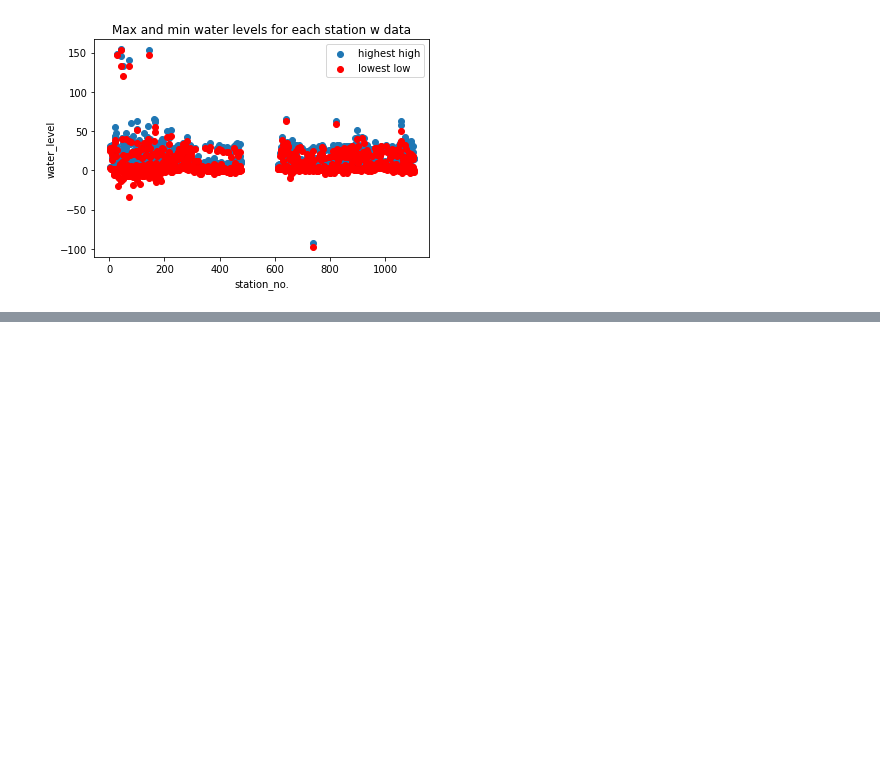
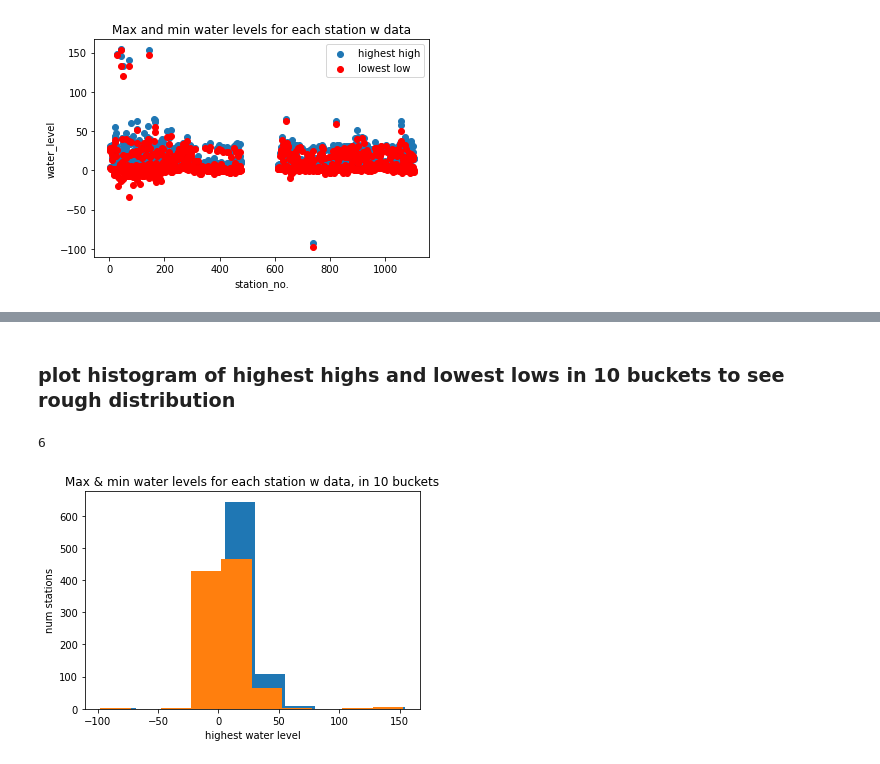
Before and after one commit to samuel-casey/CA_Premium, a Jupyter notebook: notebook/Tidal range.ipynb, the cells around one changed output, grey strips where cells are left out. Cells and saved outputs as stored; diff of their text form; code cells hidden in the pictures; blank space fills up the shorter version.

```diff
--- a/notebook/Tidal range.ipynb
+++ b/notebook/Tidal range.ipynb
@@ -80,17 +69,0 @@ plt.show()
-# %%
-for station in all_stations:
-    station_obj = {}
-    index = all_stations.index(station)
-    file_name = path + all_stations[index] + "_2020.csv"
-    df = pd.read_csv(file_name)
-    if df.water_level.empty == False:
-        max_level = max(df.water_level)
-        min_level = min(df.water_level)
-        highest_highs.append(max_level)
-        lowest_lows.append(min_level)
-        station_obj['max_level'] = max_level
-        station_obj['min_level'] = min_level
-        station_obj['tidal_range'] = max_level - min_level
-        ex += 1
-        exes.append(ex)
-        print(station_obj)
@@ -241,0 +80,18 @@ print(len(t_range_under_16_5))
+# %% [markdown]
+### plot histogram of highest highs and lowest lows in 10 buckets to see rough distribution
+# %%
+highs = plt.hist(highest_highs, 10)
+highs = plt.hist(lowest_lows, 10)
+
+gt_100 = len([i for i in highest_highs if i > 100])
+
+print(gt_100)
+
+plt.title('Max & min water levels for each station w data, in 10 buckets')
+plt.xlabel('highest water level')
+plt.ylabel('num stations')
+
+plt.show()
+# %% [output]
+6
+[figure, added]
```
Also changed, not shown: parts of 14 cells of this notebook.
